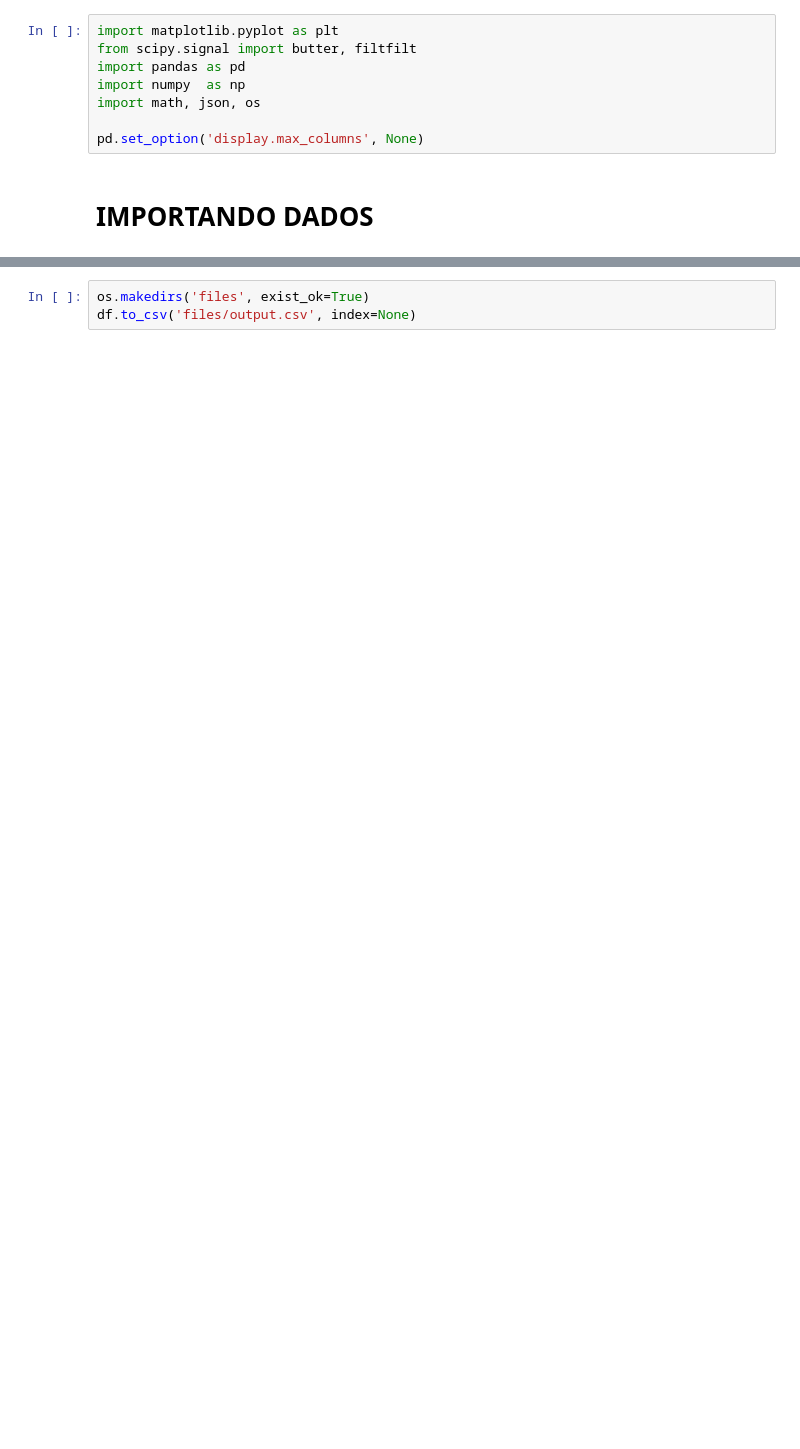
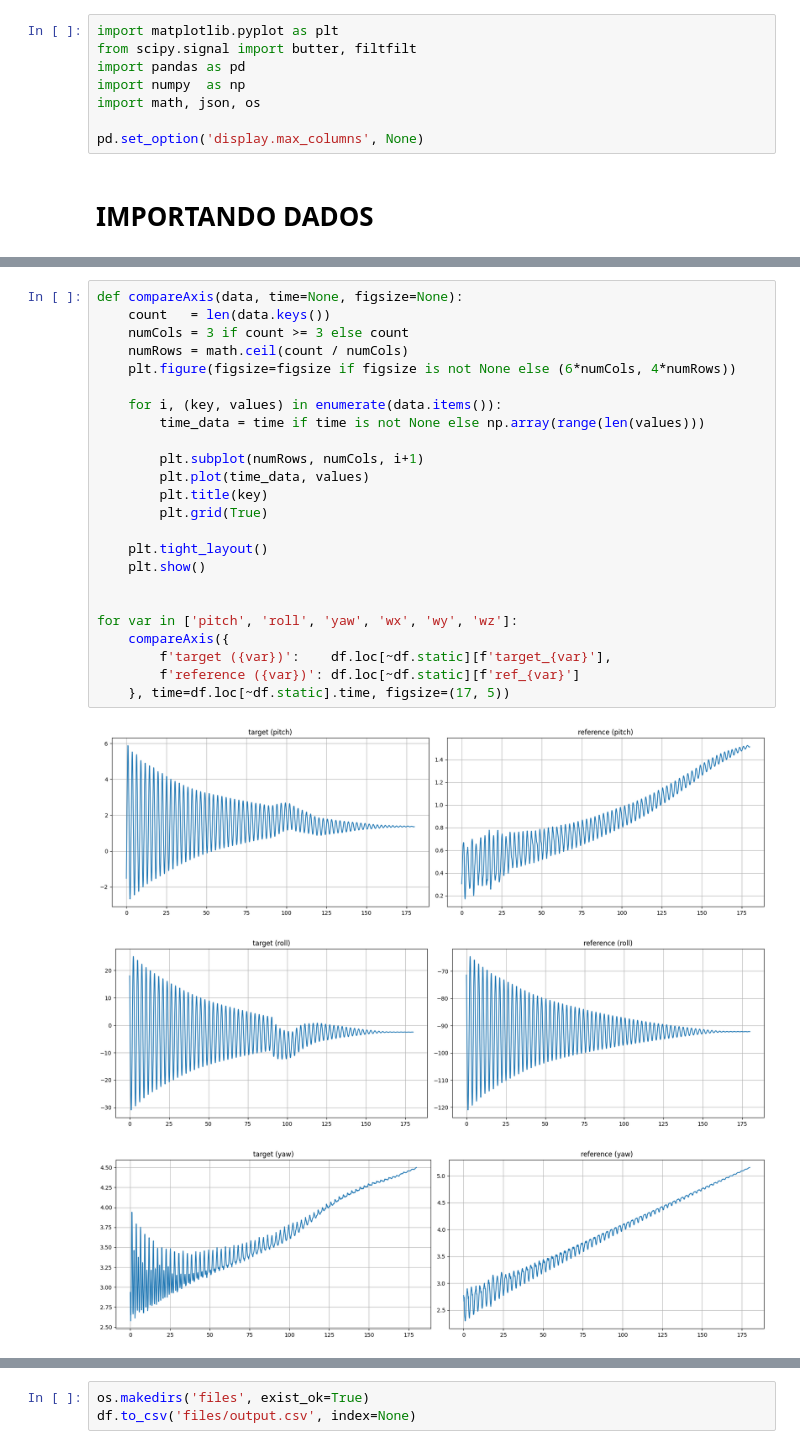
Before and after one commit to KlaussMarchi/MRU, a Jupyter notebook: Calibration/Format/Analysis.ipynb, the cells around one changed output, grey strips where cells are left out. Saved outputs shown, nothing was run; the diff lists cells and outputs as text; blank space fills up the shorter version.

```diff
--- a/Calibration/Format/Analysis.ipynb
+++ b/Calibration/Format/Analysis.ipynb
@@ -92,0 +62,28 @@ df
+# %%
+def compareAxis(data, time=None, figsize=None):
+    count   = len(data.keys())
+    numCols = 3 if count >= 3 else count
+    numRows = math.ceil(count / numCols)
+    plt.figure(figsize=figsize if figsize is not None else (6*numCols, 4*numRows))
+
+    for i, (key, values) in enumerate(data.items()):
+        time_data = time if time is not None else np.array(range(len(values)))
+
+        plt.subplot(numRows, numCols, i+1)
+        plt.plot(time_data, values)
+        plt.title(key)
+        plt.grid(True)
+
+    plt.tight_layout()
+    plt.show()
+
+
+for var in ['pitch', 'roll', 'yaw', 'wx', 'wy', 'wz']:
+    compareAxis({
+        f'target ({var})':    df.loc[~df.static][f'target_{var}'],
+        f'reference ({var})': df.loc[~df.static][f'ref_{var}']
+    }, time=df.loc[~df.static].time, figsize=(17, 5))
+# %% [output]
+[figure, added]
+[figure, added]
+[figure, added]
```
Also changed, not shown: parts of 10 cells of this notebook, 33 other files.
